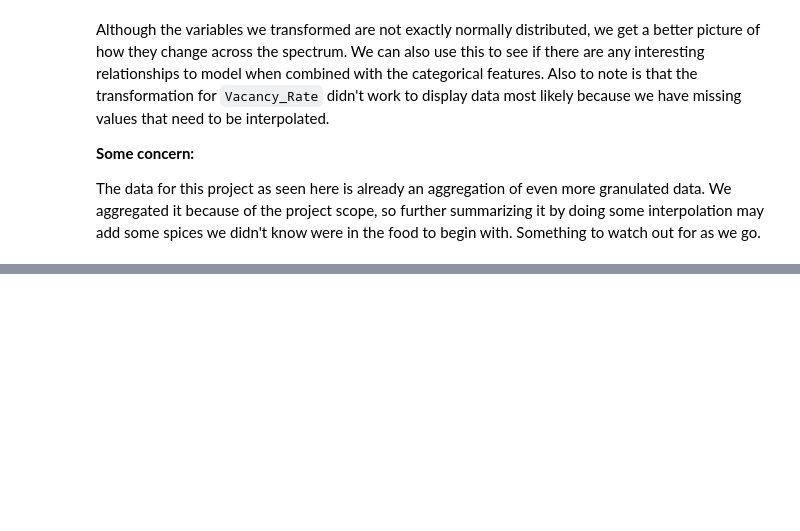
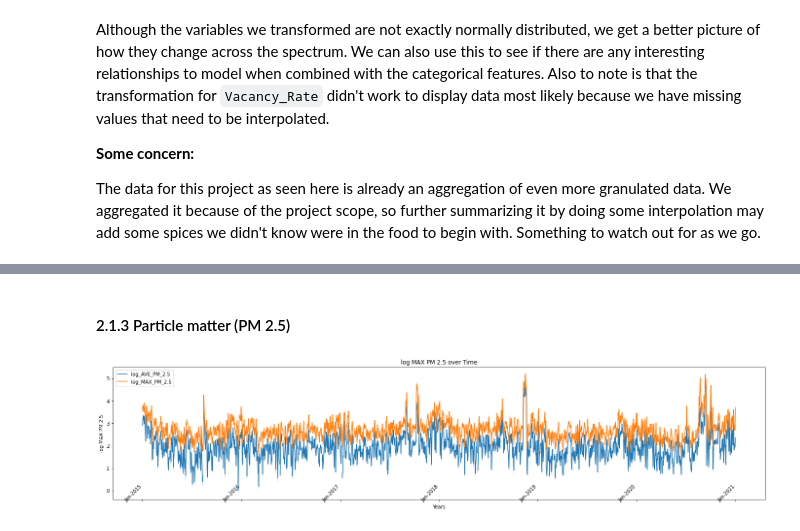
Before and after one commit to siawayforward/DS4A-group-project, a Jupyter notebook: exploratory_data_analysis/In_depth_EDA.ipynb, the cells around one changed output, grey strips where cells are left out. Drawn from its saved outputs; the diff is of its cells as text; code cells hidden in the pictures; blank space fills up the shorter version.

```diff
--- a/exploratory_data_analysis/In_depth_EDA.ipynb
+++ b/exploratory_data_analysis/In_depth_EDA.ipynb
@@ -176,0 +265,8 @@ The data for this project as seen here is already an aggregation of even more gr
+# %% [markdown]
+#### 2.1.3 Particle matter (PM 2.5)
+# %%
+#time series plot for main features -PM 2.5
+PM_25_indicators = [x for x in df_zipcodes_final.columns if (x.find('PM_2.5') >= 0) & (x.find('log') >= 0)]
+time_series_line_plots(PM_25_indicators, df_zipcodes_final)
+# %% [output]
+[figure, added]
```
Also changed, not shown: parts of 30 cells of this notebook.
